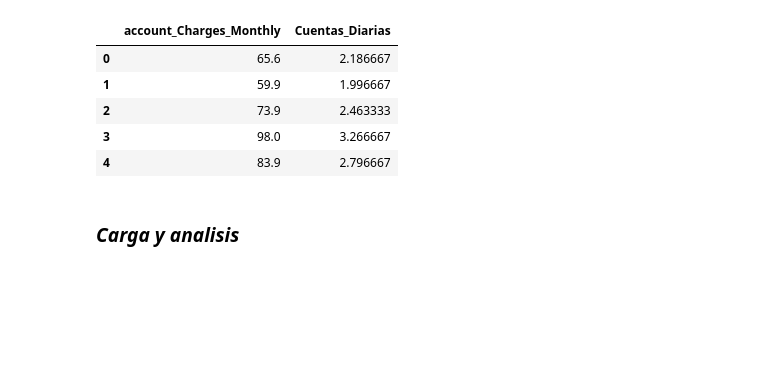
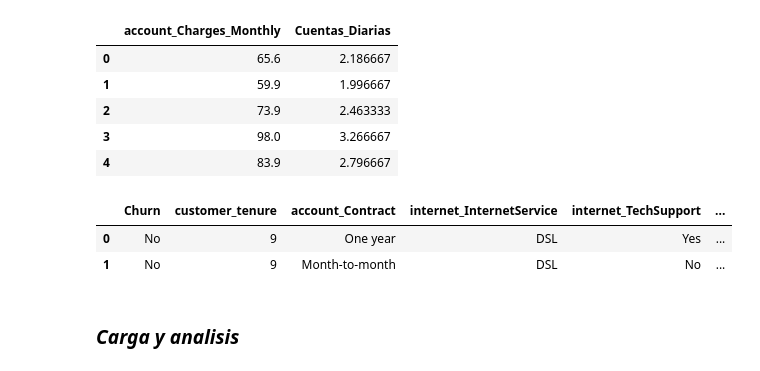
Before and after one commit to Brianbrowncoopman/challenge_desafio_telecom_x, a Jupyter notebook: desafio_telecom_X.ipynb, the cells around one changed output. Cells and saved outputs as stored; diff of their text form; code cells hidden in the pictures; blank space fills up the shorter version.

```diff
--- a/desafio_telecom_X.ipynb
+++ b/desafio_telecom_X.ipynb
@@ -251,6 +251,11 @@ df_churn[['account_Charges_Monthly', 'Cuentas_Diarias']].head()
 # %%
 df_churn_limpio = df_churn.copy()
 df_churn_limpio.to_csv('df_churn_limpio_1.csv', index=False)
+df_churn_limpio.head(2)
+# %% [output]
+|  | Churn | customer_tenure | account_Contract | internet_InternetService | internet_TechSupport | ... |
+| 0 | No | 9 | One year | DSL | Yes | ... |
+| 1 | No | 9 | Month-to-month | DSL | No | ... |
 # %% [markdown]
 ### ***Carga y analisis***
 # %% [markdown]
```
